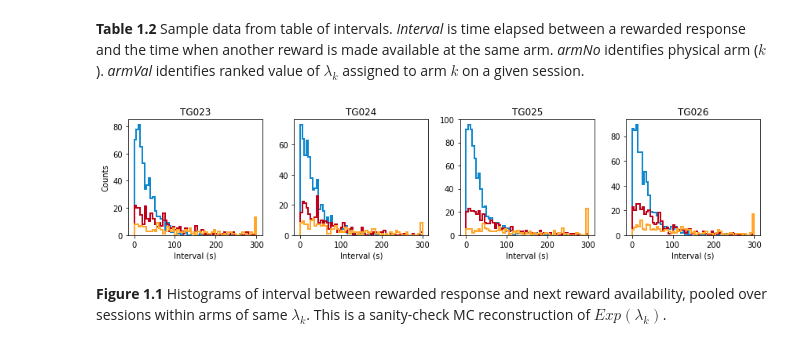
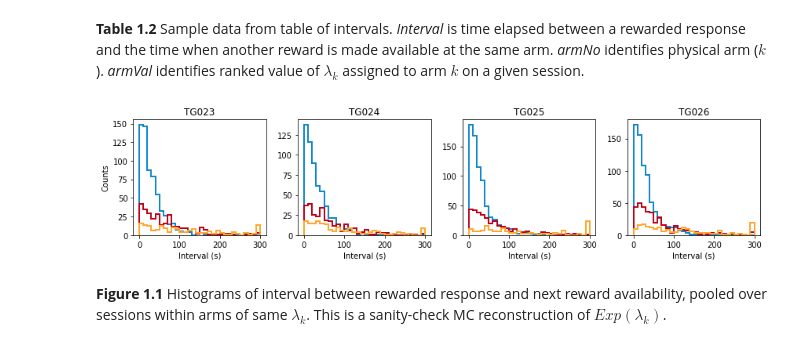
Before and after one commit to tsgouvea/3AF_report, a Jupyter notebook: 3AF_report.ipynb, the cells around one changed output. Drawn from its saved outputs; the diff is of its cells as text; code cells hidden in the pictures.

```diff
--- a/3AF_report.ipynb
+++ b/3AF_report.ipynb
@@ -82,27 +86,27 @@ dfVI.sample(15).sort_index().iloc[:,[0,1,3,2,4]]
 # %%
 hf, ha = plt.subplots(1,len(listSubj),figsize=(12,3))#,sharex=True,sharey=True)
 ha[0].set_ylabel('Counts')
 for iSubj in range(len(listSubj)):
     nameSubj=listSubj[iSubj]
 
     dfVI_subj=dfVI[dfVI['subj']==nameSubj]
 
     listSess=np.array(list(set(dfVI_subj['date'])))
     listSess.sort()
 
     ha[iSubj].set_xlabel('Interval (s)')
     ha[iSubj].set_title(nameSubj)
 
     for iArm in set(dfVI_subj['armVal']):
 
         dfVI_arm=dfVI_subj[dfVI_subj['armVal']==iArm]
         x=dfVI_arm.interval
         x=x.clip(0,300)
-        ha[iSubj].hist(x,bins=np.linspace(0,300,61),cumulative=False,density=False,histtype='step',color=colors[iArm],lw=2)
+        ha[iSubj].hist(x,bins=np.linspace(0,300,31),cumulative=False,density=False,histtype='step',color=colors[iArm],lw=2)
 
 plt.tight_layout()
 # %% [output]
-[figure, old version]
+[figure, new version]
 # %% [markdown]
 **Figure 1.1** Histograms of interval between rewarded response and next reward availability, pooled over sessions within arms of same $\lambda_k$. This is a sanity-check MC reconstruction of $Exp(\lambda_k)$.
 # %%
```
Also changed, not shown: parts of 8 cells of this notebook, 2 other files.
